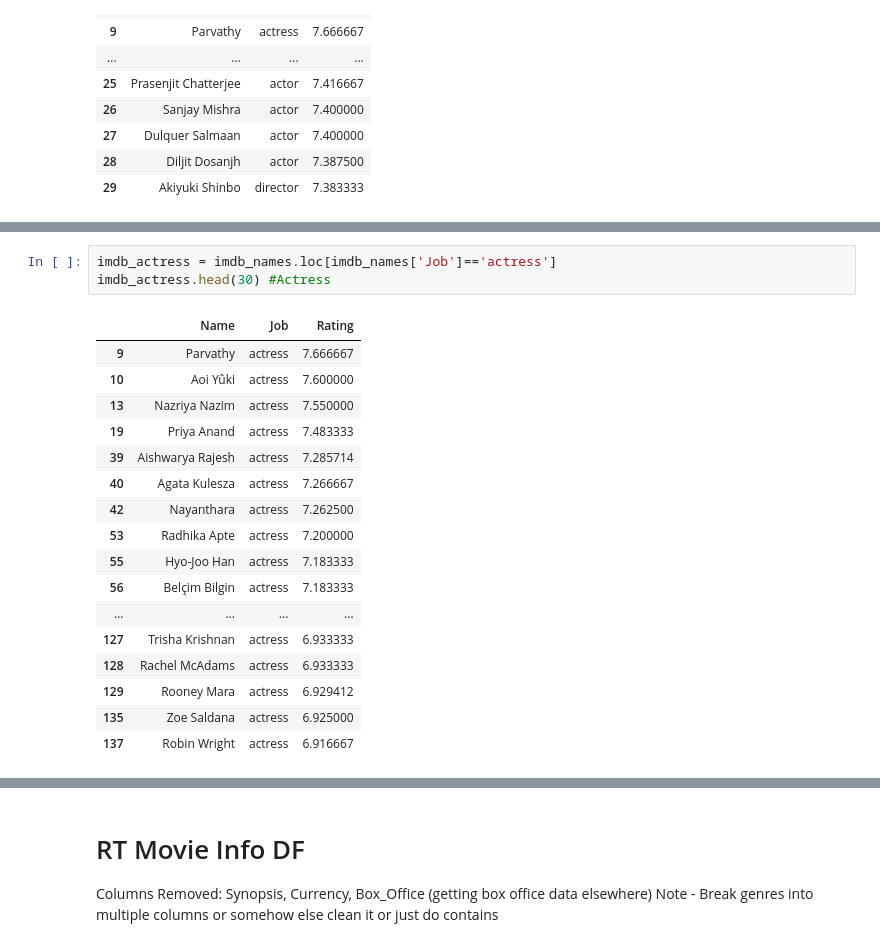
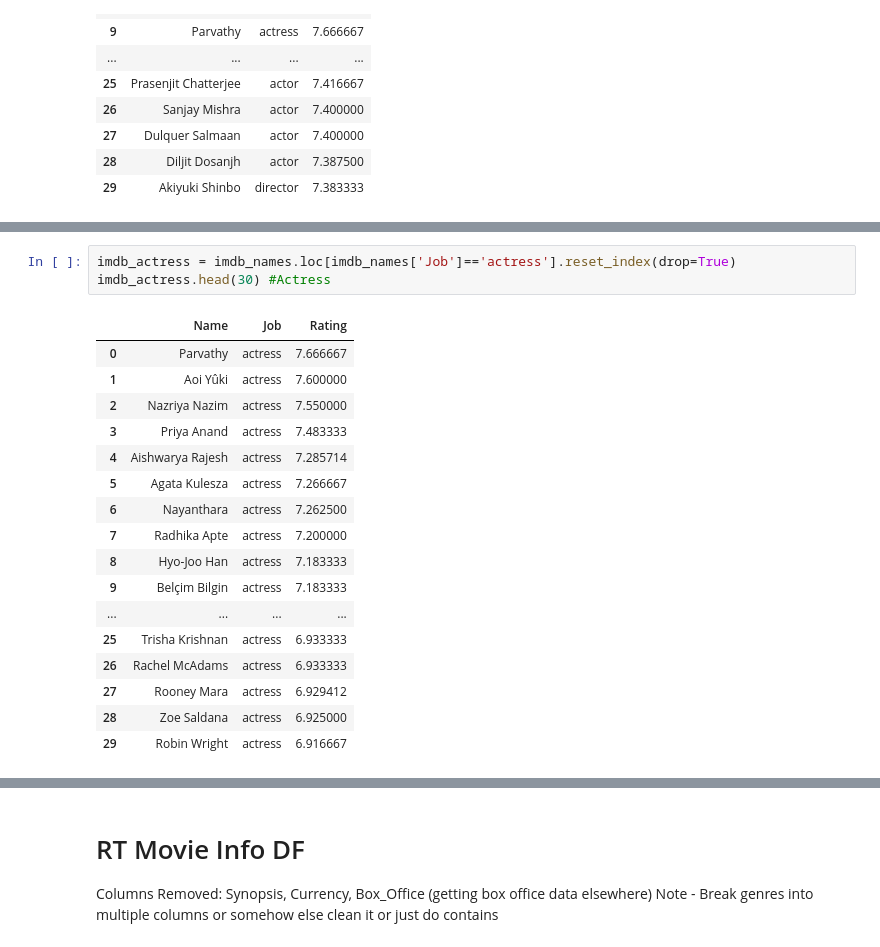
Before and after one commit to charlesmpan/FilmStudioMovieRec, a Jupyter notebook: final_notebook_cpan.ipynb, the cells around one changed output, grey strips where cells are left out. Cells and saved outputs as stored; diff of their text form.

```diff
--- a/final_notebook_cpan.ipynb
+++ b/final_notebook_cpan.ipynb
@@ -776,21 +822,21 @@ imdb_actors.head(30) #Actors
 # %%
-imdb_actress = imdb_names.loc[imdb_names['Job']=='actress']
+imdb_actress = imdb_names.loc[imdb_names['Job']=='actress'].reset_index(drop=True)
 imdb_actress.head(30) #Actress
 # %% [output]
 |  | Name | Job | Rating |
-| 9 | Parvathy | actress | 7.666667 |
-| 10 | Aoi Yûki | actress | 7.600000 |
-| 13 | Nazriya Nazim | actress | 7.550000 |
-| 19 | Priya Anand | actress | 7.483333 |
-| 39 | Aishwarya Rajesh | actress | 7.285714 |
-| 40 | Agata Kulesza | actress | 7.266667 |
-| 42 | Nayanthara | actress | 7.262500 |
-| 53 | Radhika Apte | actress | 7.200000 |
-| 55 | Hyo-Joo Han | actress | 7.183333 |
-| 56 | Belçim Bilgin | actress | 7.183333 |
+| 0 | Parvathy | actress | 7.666667 |
+| 1 | Aoi Yûki | actress | 7.600000 |
+| 2 | Nazriya Nazim | actress | 7.550000 |
+| 3 | Priya Anand | actress | 7.483333 |
+| 4 | Aishwarya Rajesh | actress | 7.285714 |
+| 5 | Agata Kulesza | actress | 7.266667 |
+| 6 | Nayanthara | actress | 7.262500 |
+| 7 | Radhika Apte | actress | 7.200000 |
+| 8 | Hyo-Joo Han | actress | 7.183333 |
+| 9 | Belçim Bilgin | actress | 7.183333 |
 | ... | ... | ... | ... |
-| 127 | Trisha Krishnan | actress | 6.933333 |
-| 128 | Rachel McAdams | actress | 6.933333 |
-| 129 | Rooney Mara | actress | 6.929412 |
-| 135 | Zoe Saldana | actress | 6.925000 |
-| 137 | Robin Wright | actress | 6.916667 |
+| 25 | Trisha Krishnan | actress | 6.933333 |
+| 26 | Rachel McAdams | actress | 6.933333 |
+| 27 | Rooney Mara | actress | 6.929412 |
+| 28 | Zoe Saldana | actress | 6.925000 |
+| 29 | Robin Wright | actress | 6.916667 |
```
Also changed, not shown: parts of 26 cells of this notebook.
